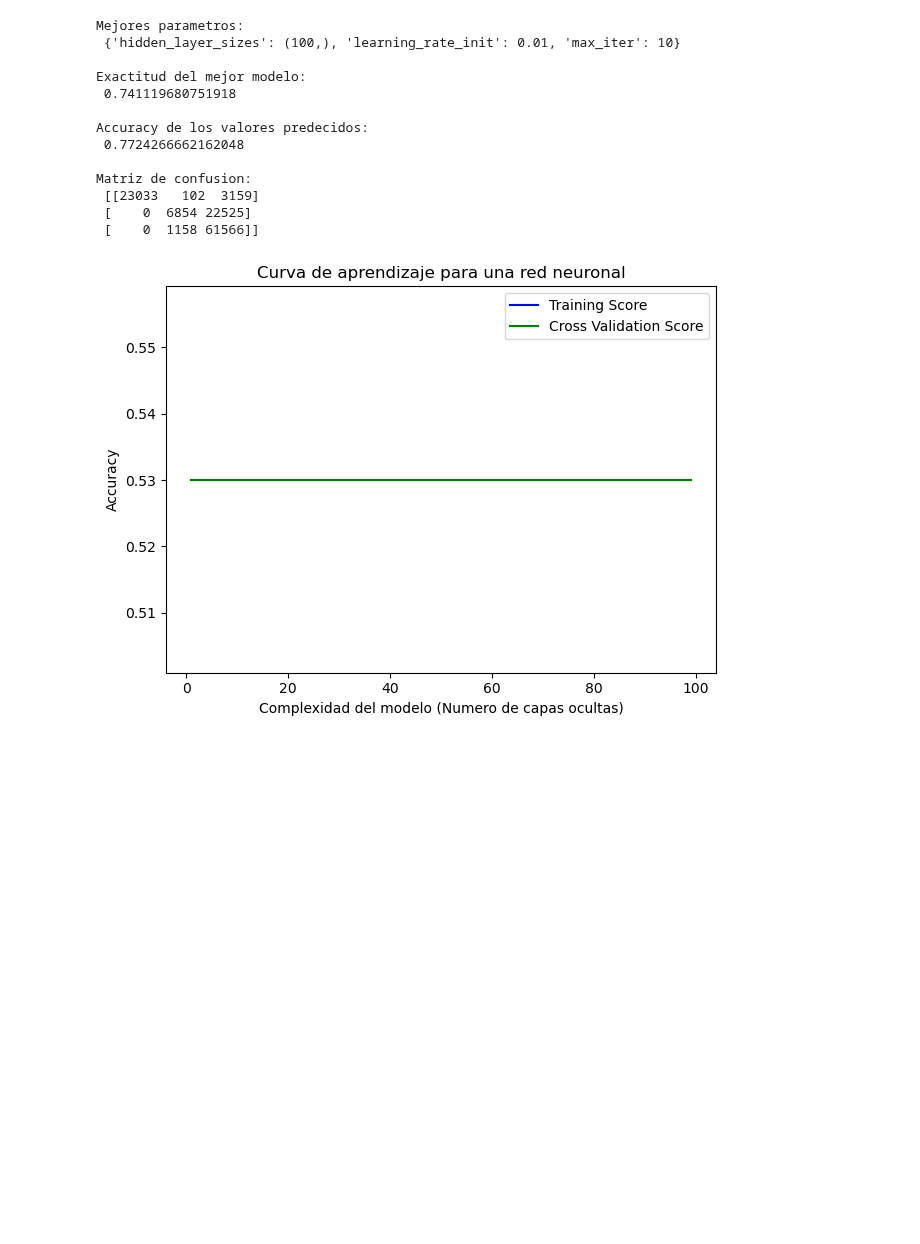
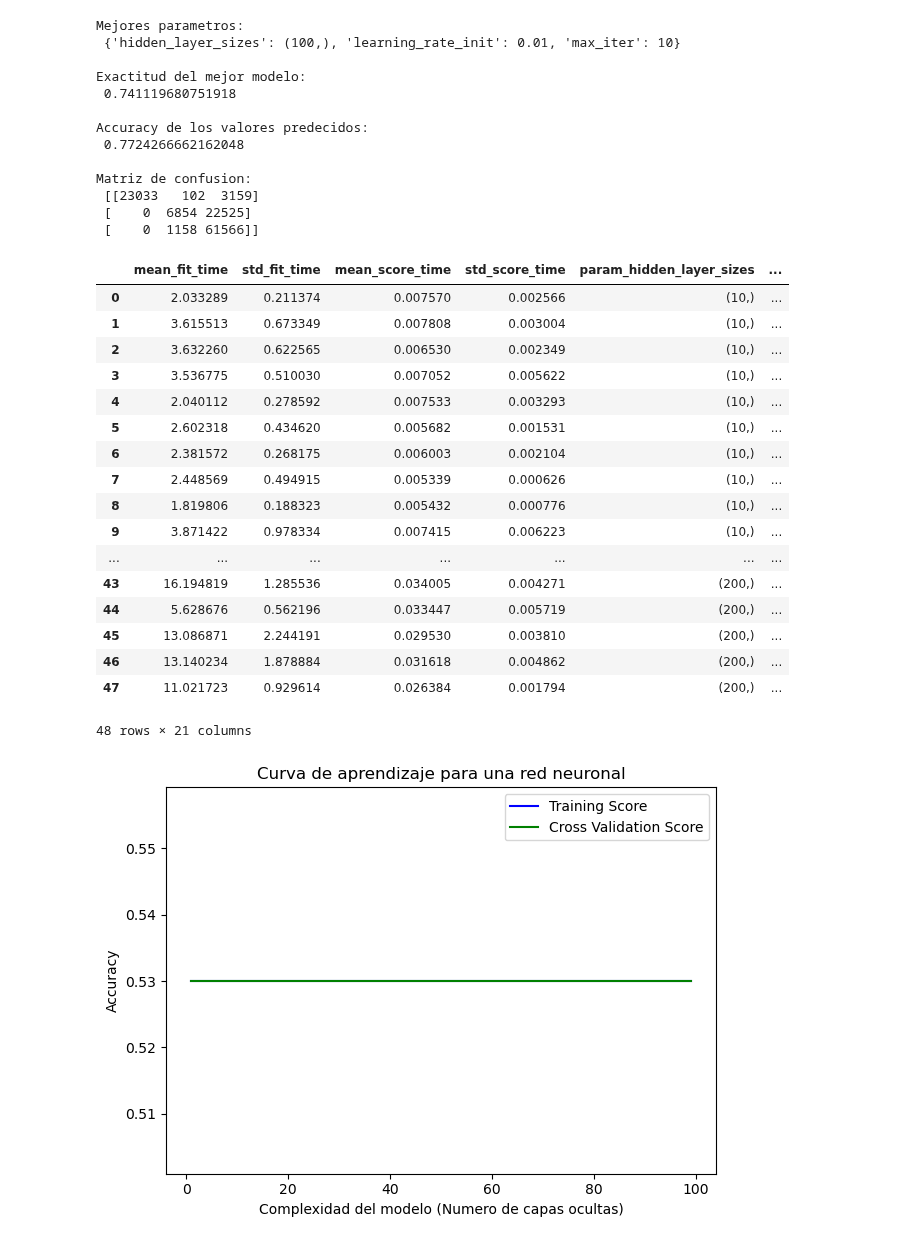
Before and after one commit to MGonza20/Proyecto1_MD, a Jupyter notebook: algo_pred_red_tuneo.ipynb, the cells around one changed output. Saved outputs shown, nothing was run; the diff lists cells and outputs as text; code cells hidden in the pictures; blank space fills up the shorter version.

```diff
--- a/algo_pred_red_tuneo.ipynb
+++ b/algo_pred_red_tuneo.ipynb
@@ -344,6 +344,29 @@ Matriz de confusion:
  [[23033   102  3159]
  [    0  6854 22525]
  [    0  1158 61566]]
+# %%
+# cv results
+cv_results = pd.DataFrame(model_grid_search.cv_results_)
+cv_results
+# %% [output]
+|  | mean_fit_time | std_fit_time | mean_score_time | std_score_time | param_hidden_layer_sizes | ... |
+| 0 | 2.033289 | 0.211374 | 0.007570 | 0.002566 | (10,) | ... |
+| 1 | 3.615513 | 0.673349 | 0.007808 | 0.003004 | (10,) | ... |
+| 2 | 3.632260 | 0.622565 | 0.006530 | 0.002349 | (10,) | ... |
+| 3 | 3.536775 | 0.510030 | 0.007052 | 0.005622 | (10,) | ... |
+| 4 | 2.040112 | 0.278592 | 0.007533 | 0.003293 | (10,) | ... |
+| 5 | 2.602318 | 0.434620 | 0.005682 | 0.001531 | (10,) | ... |
+| 6 | 2.381572 | 0.268175 | 0.006003 | 0.002104 | (10,) | ... |
+| 7 | 2.448569 | 0.494915 | 0.005339 | 0.000626 | (10,) | ... |
+| 8 | 1.819806 | 0.188323 | 0.005432 | 0.000776 | (10,) | ... |
+| 9 | 3.871422 | 0.978334 | 0.007415 | 0.006223 | (10,) | ... |
+| ... | ... | ... | ... | ... | ... | ... |
+| 43 | 16.194819 | 1.285536 | 0.034005 | 0.004271 | (200,) | ... |
+| 44 | 5.628676 | 0.562196 | 0.033447 | 0.005719 | (200,) | ... |
+| 45 | 13.086871 | 2.244191 | 0.029530 | 0.003810 | (200,) | ... |
+| 46 | 13.140234 | 1.878884 | 0.031618 | 0.004862 | (200,) | ... |
+| 47 | 11.021723 | 0.929614 | 0.026384 | 0.001794 | (200,) | ... |
+48 rows × 21 columns
 # %%
 import matplotlib.pyplot as plt
 import numpy as np
```
Also changed, not shown: parts of 1 cell of this notebook.
